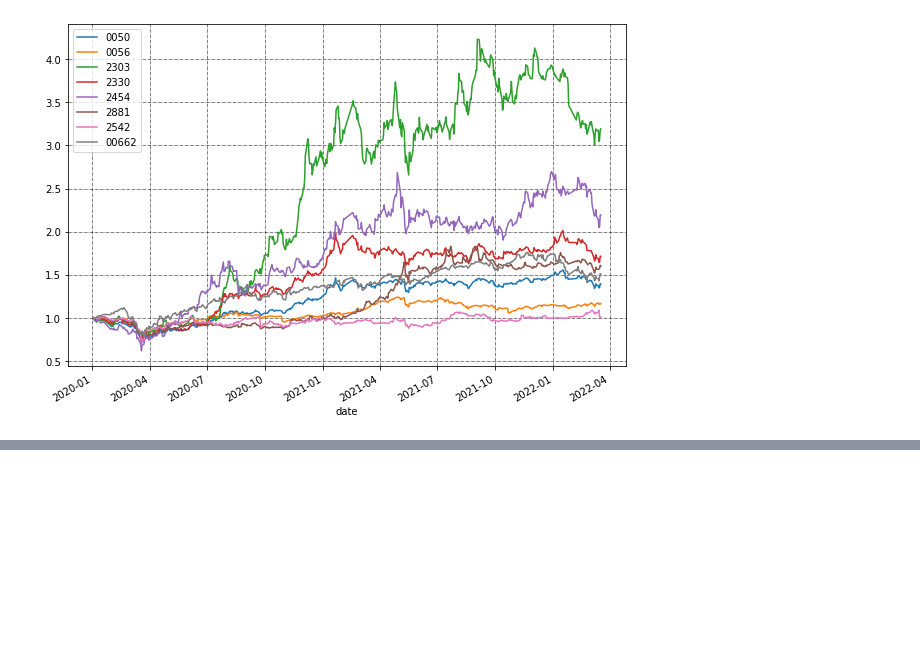
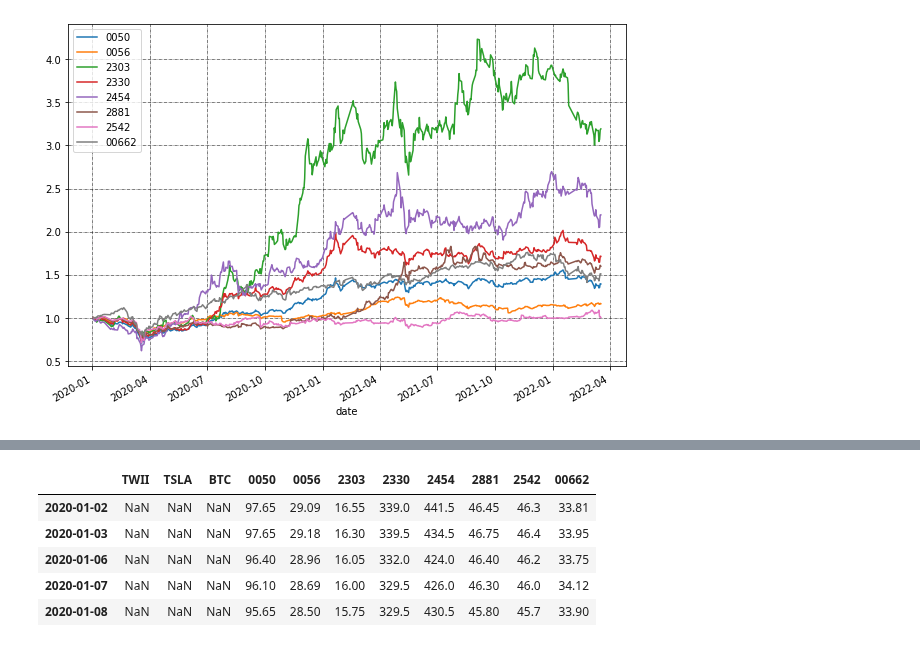
Before and after one commit to tewei0328/teach-visulization, a Jupyter notebook: viz1_datareader_finlab.ipynb, the cells around one changed output, grey strips where cells are left out. Cells and saved outputs as stored; diff of their text form; code cells hidden in the pictures; blank space fills up the shorter version.

```diff
--- a/viz1_datareader_finlab.ipynb
+++ b/viz1_datareader_finlab.ipynb
@@ -112,0 +201,10 @@ plt.show()
+# %%
+df_many = pd.concat([df_many, df2], axis=1)
+df_many.head()
+# %% [output]
+|  | TWII | TSLA | BTC | 0050 | 0056 | 2303 | 2330 | 2454 | 2881 | 2542 | 00662 |
+| 2020-01-02 | NaN | NaN | NaN | 97.65 | 29.09 | 16.55 | 339.0 | 441.5 | 46.45 | 46.3 | 33.81 |
+| 2020-01-03 | NaN | NaN | NaN | 97.65 | 29.18 | 16.30 | 339.5 | 434.5 | 46.75 | 46.4 | 33.95 |
+| 2020-01-06 | NaN | NaN | NaN | 96.40 | 28.96 | 16.05 | 332.0 | 424.0 | 46.40 | 46.2 | 33.75 |
+| 2020-01-07 | NaN | NaN | NaN | 96.10 | 28.69 | 16.00 | 329.5 | 426.0 | 46.30 | 46.0 | 34.12 |
+| 2020-01-08 | NaN | NaN | NaN | 95.65 | 28.50 | 15.75 | 329.5 | 430.5 | 45.80 | 45.7 | 33.90 |
```
Also changed, not shown: parts of 11 cells of this notebook.
